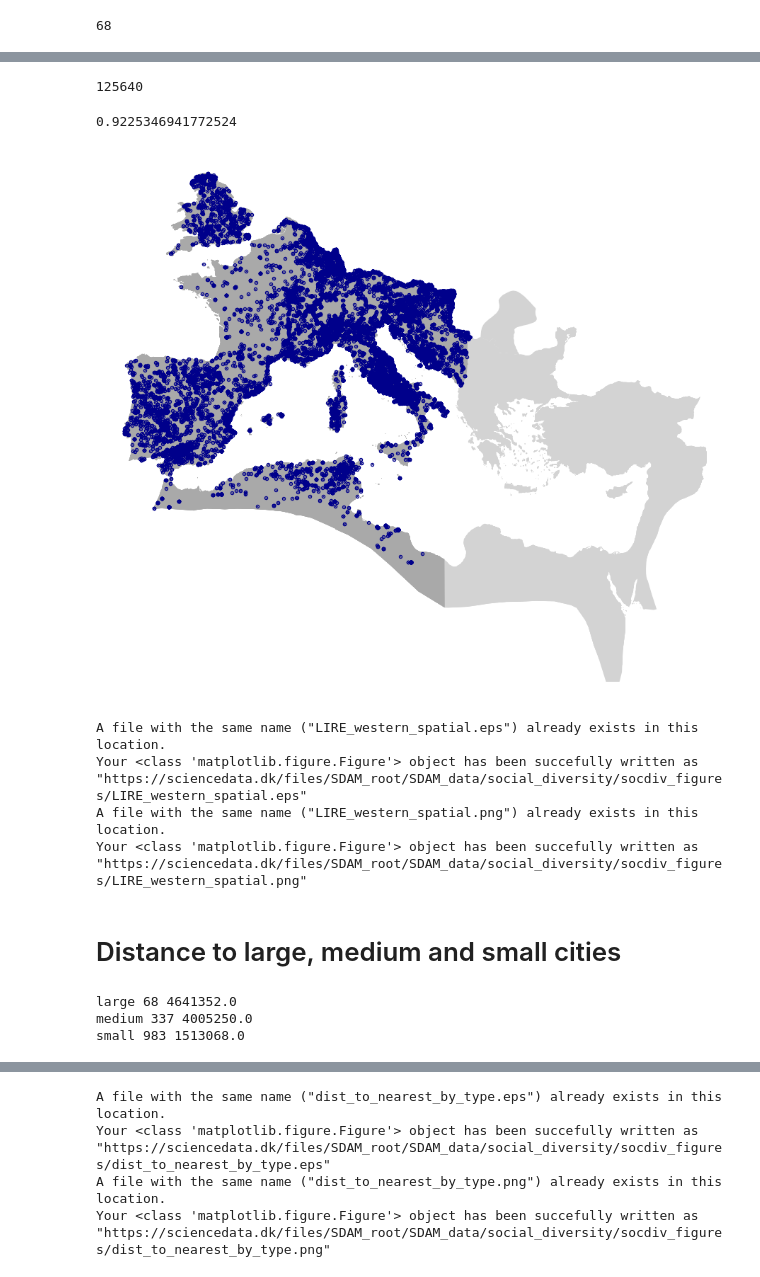
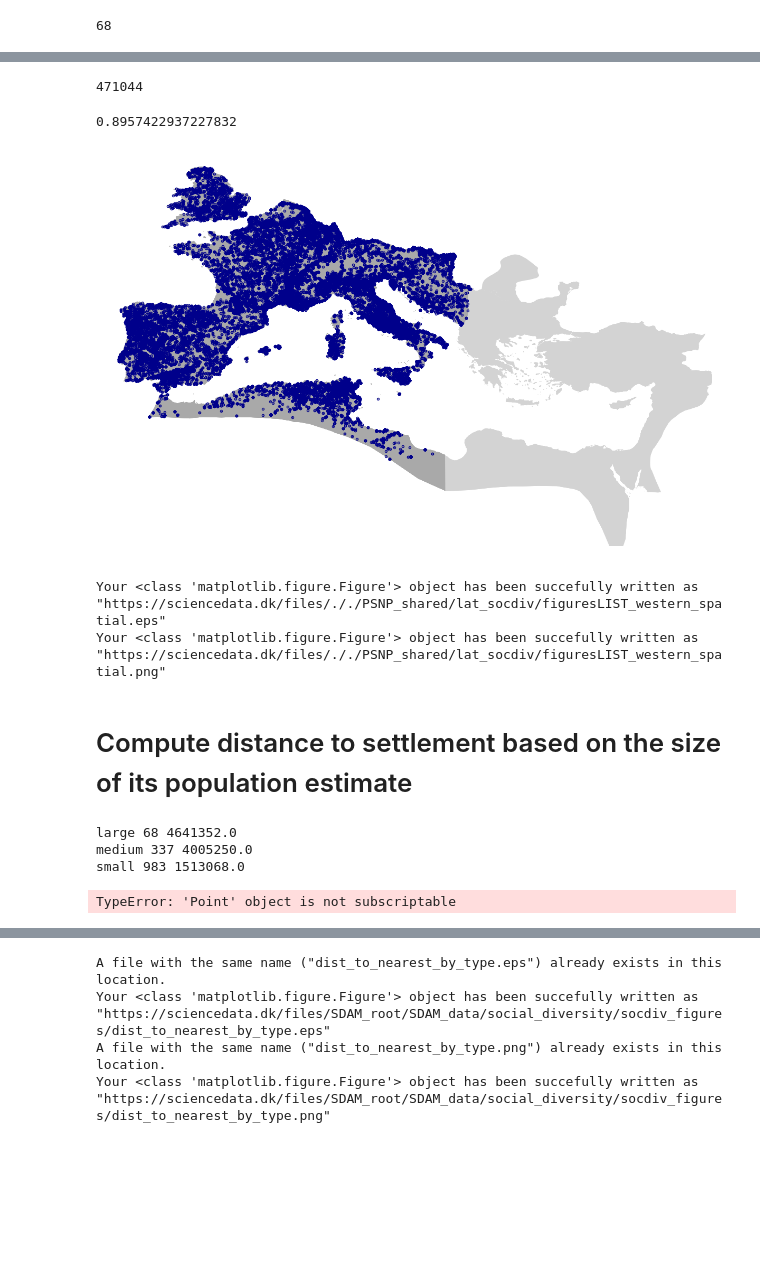
Before and after one commit to past-networks/roman_ECI, a Jupyter notebook: scripts/data-generation/3_URBAN-CONTEXTS.ipynb, the cells around one changed output, grey strips where cells are left out. Drawn from its saved outputs; the diff is of its cells as text; code cells hidden in the pictures; blank space fills up the shorter version.

Commit message:
scripts 0-2 working, 3 needs fixing, 4 started

```diff
--- a/scripts/data-generation/3_URBAN-CONTEXTS.ipynb
+++ b/scripts/data-generation/3_URBAN-CONTEXTS.ipynb
@@ -54,5 +65,5 @@ socdiv_results = gc.open_by_url("https://docs.google.com/spreadsheets/d/1kACGBS9
 # %%
 # find local version of the input dataset
-local_paths = !find ~/Projects -name "LIRE_v1-2.parquet"
+local_paths = !find ~/Github -name "LIST_v1-0.parquet"
 print(local_paths)
 # %% [output]
@@ -60,14 +71,14 @@ print(local_paths)
 # %%
-# read LIRE dataset from zenodo or locally, if already available
+# read LIST dataset from zenodo or locally, if already available
 try:
-    LIRE = gpd.read_parquet(local_paths[0])
+    LIST = gpd.read_parquet(local_paths[0])
     print("local copy found and loaded")
 except:# !!! use carefully - takes time
     q = input("local file not found, try another put, or input 'y' for download")
     if q == "y":
-        LIRE = gpd.read_file("https://zenodo.org/record/5074774/files/LIREg.geojson?download=1", driver="geoJSON")
+        LIST = gpd.read_file("https://zenodo.org/record/8431323/files/LIST_v1-0.geojson?download=1", driver="geoJSON")
         print("file downloaded from zenodo")
-        LIRE.to_parquet("../data/large_data/LIREg.parquet")
+        LIST.to_parquet("../../data/large_data/LISTg.parquet")
 # %% [output]
 local copy found and loaded
 # %%
@@ -80,4 +91,4 @@ print(LIRE.columns.tolist())
 # %%
-roman_cities = gpd.read_file("../data/roman_cities_pop.geojson")
-pleiades_regions = gpd.read_file("../data/pleiades_regions.geojson")
-pleiades_regions_west = gpd.read_file("../data/pleiades_regions_west.geojson")
+roman_cities = gpd.read_file("../../data/roman_cities_pop.geojson")
+pleiades_regions = gpd.read_file("../../data/pleiades_regions.geojson")
+pleiades_regions_west = gpd.read_file("../../data/pleiades_regions_west.geojson")
@@ -112,32 +129,32 @@ len(LIRE)
 # %%
-LIRE["is_western"] = LIRE.within(regions_west_union)
+LIST["is_western"] = LIST.within(regions_west_union)
-# %%
-LIRE["is_western"].sum()
-# %% [output]
-125640
-# %%
-LIRE["is_western"].mean()
-# %% [output]
-0.9225346941772524
+# %%
+# how many inscritpions come from the Roman West
+LIST["is_western"].sum()
+# %% [output]
+471044
+# %%
+# proportion of inscriptions belonging to the western part of the empire
+LIST["is_western"].mean()
+# %% [output]
+0.8957422937227832
 # %%
 fig, ax = plt.subplots(figsize=[5.2, 3.2])
 pleiades_regions.plot(ax=ax, color="lightgray")
 pleiades_regions_west.plot(ax=ax, color="darkgray")
 #roman_cities[roman_cities["western_province"]].plot(ax=ax, color="green", markersize=0.5)
-LIRE[LIRE["is_western"]].plot(ax=ax, color="darkblue", markersize=0.1)
+LIST[LIST["is_western"]].plot(ax=ax, color="darkblue", markersize=0.1)
 ax.set_axis_off()
 ax.set_xlim(-10, 41)
 ax.set_ylim(23, 55.5)
 plt.show()
 # %% [output]
-[figure, old version]
+[figure, new version]
 # %%
-save_figure(fig, "LIRE_western_spatial")
+save_figure(fig, "LIST_western_spatial")
 # %% [output]
-A file with the same name ("LIRE_western_spatial.eps") already exists in this location.
-Your <class 'matplotlib.figure.Figure'> object has been succefully written as "https://sciencedata.dk/files/SDAM_root/SDAM_data/social_diversity/socdiv_figures/LIRE_western_spatial.eps"
-A file with the same name ("LIRE_western_spatial.png") already exists in this location.
-Your <class 'matplotlib.figure.Figure'> object has been succefully written as "https://sciencedata.dk/files/SDAM_root/SDAM_data/social_diversity/socdiv_figures/LIRE_western_spatial.png"
+Your <class 'matplotlib.figure.Figure'> object has been succefully written as "https://sciencedata.dk/files/././PSNP_shared/lat_socdiv/figuresLIST_western_spatial.eps"
+Your <class 'matplotlib.figure.Figure'> object has been succefully written as "https://sciencedata.dk/files/././PSNP_shared/lat_socdiv/figuresLIST_western_spatial.png"
-# %% [markdown]
- # Distance to large, medium and small cities
+# %% [markdown]
+ # Compute distance to settlement based on the size of its population estimate
 # %%
@@ -178,5 +202,11 @@ def ckdnearest(inscriptions, cities, city_type):
         axis=1)
     merge_gdf[city_type + "_city_dist"] = merge_gdf.apply(lambda row: get_dist_m(row.geometry, row[city_type + "_city_geo"]), axis=1)
     return merge_gdf
+# %%
+# filter dataset to contain only inscriptions with geometry / NEEDS FIXING!!!
+
+LISTgeo = gpd.GeoDataFrame(LIST, geometry=gpd.points_from_xy(LIST["geometry"].apply(lambda x: x[0]), LIST["geometry"].apply(lambda x: x[1])), crs={"init": "epsg:3857"})
+# %% [output]
+TypeError: 'Point' object is not subscriptable
 # %%
 %%time
```
Also changed, not shown: parts of 35 cells of this notebook, 17 other files.
